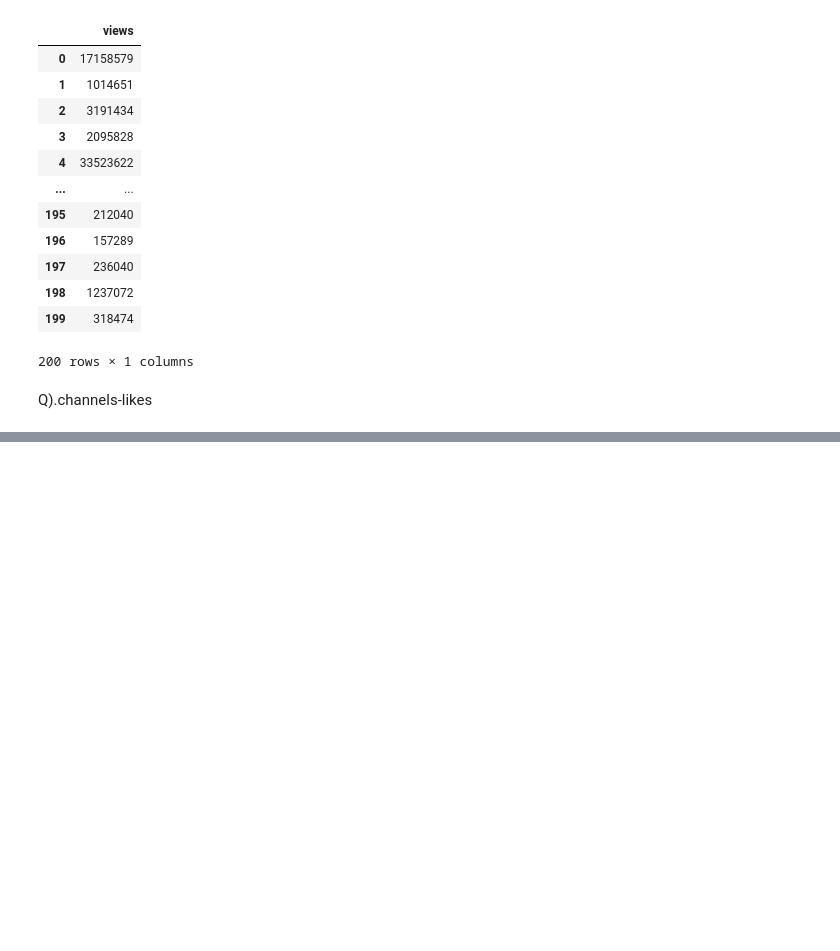
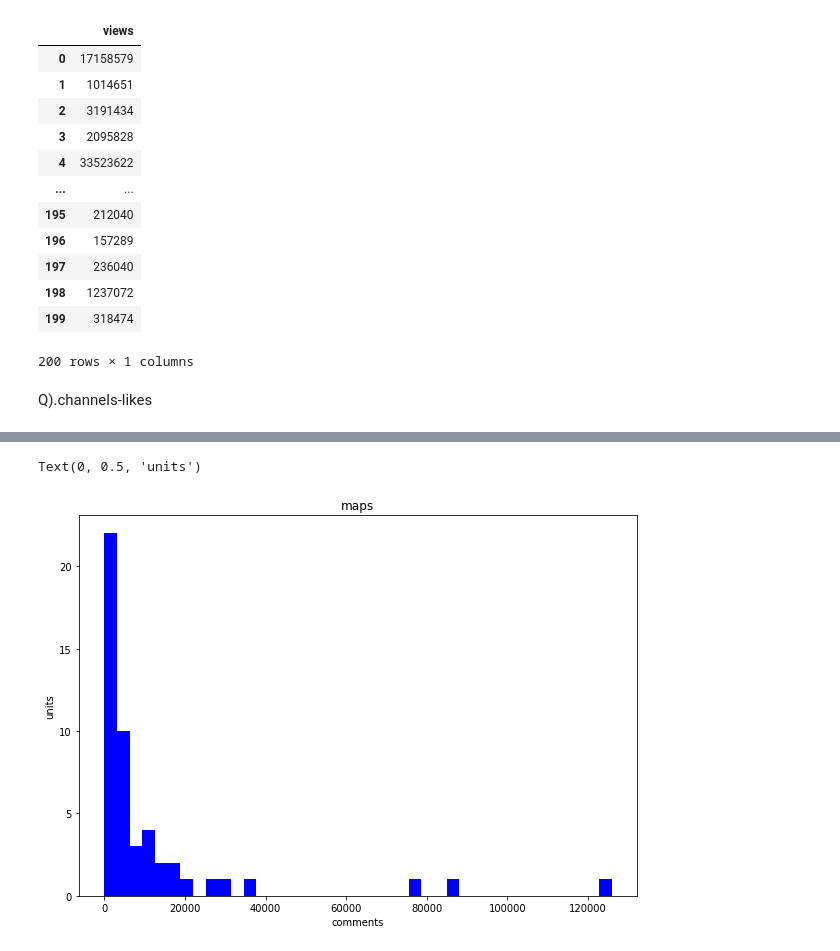
Before and after one commit to 19PA1A0532/python-basics, a Jupyter notebook: Untitled7.ipynb, the cells around one changed output, grey strips where cells are left out. Cells and saved outputs as stored; diff of their text form; code cells hidden in the pictures; blank space fills up the shorter version.

```diff
--- a/Untitled7.ipynb
+++ b/Untitled7.ipynb
@@ -306,0 +317,10 @@ plt.scatter(x,y,marker="*")
+# %%
+plt.figure(figsize=(10,7))
+x=data1["comment_count"]
+plt.hist(x,bins=40,color="blue")
+plt.title("maps")
+plt.xlabel("comments")
+plt.ylabel("units")
+# %% [output]
+Text(0, 0.5, 'units')
+[figure, added]
```
Also changed, not shown: parts of 5 cells of this notebook.
